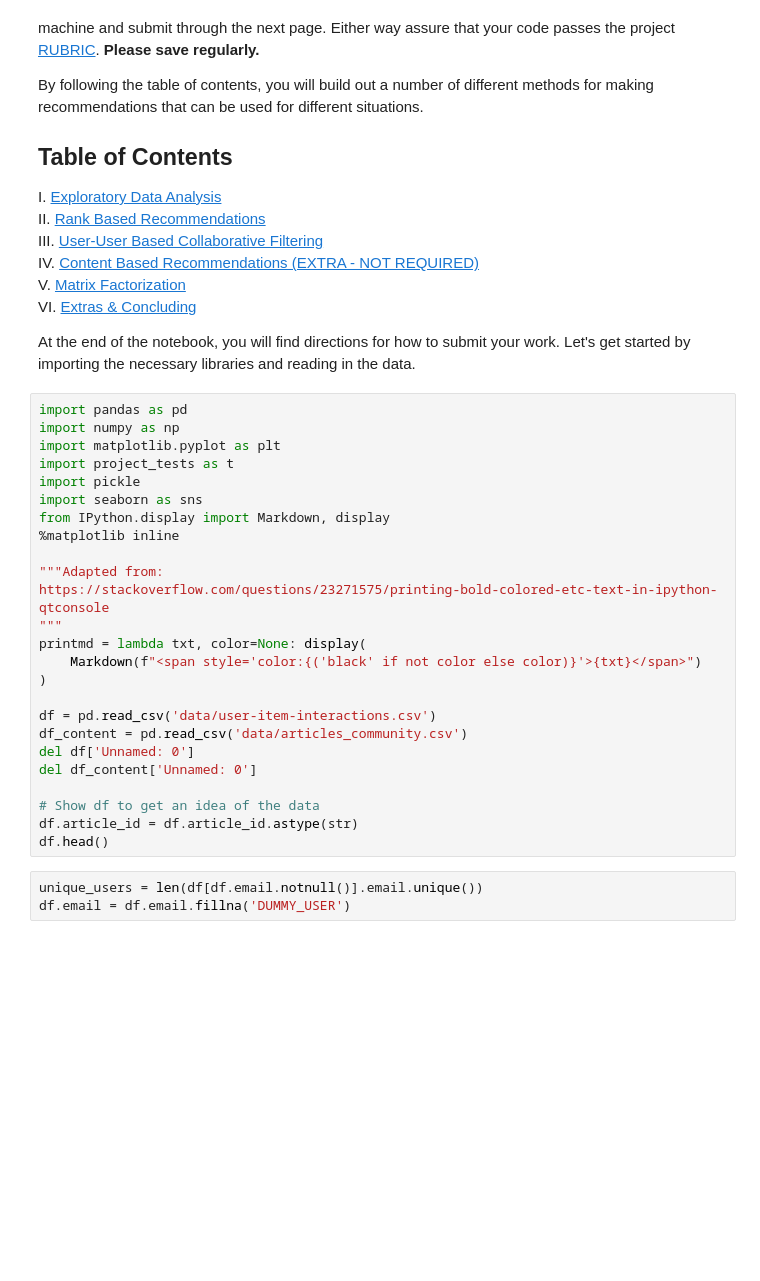
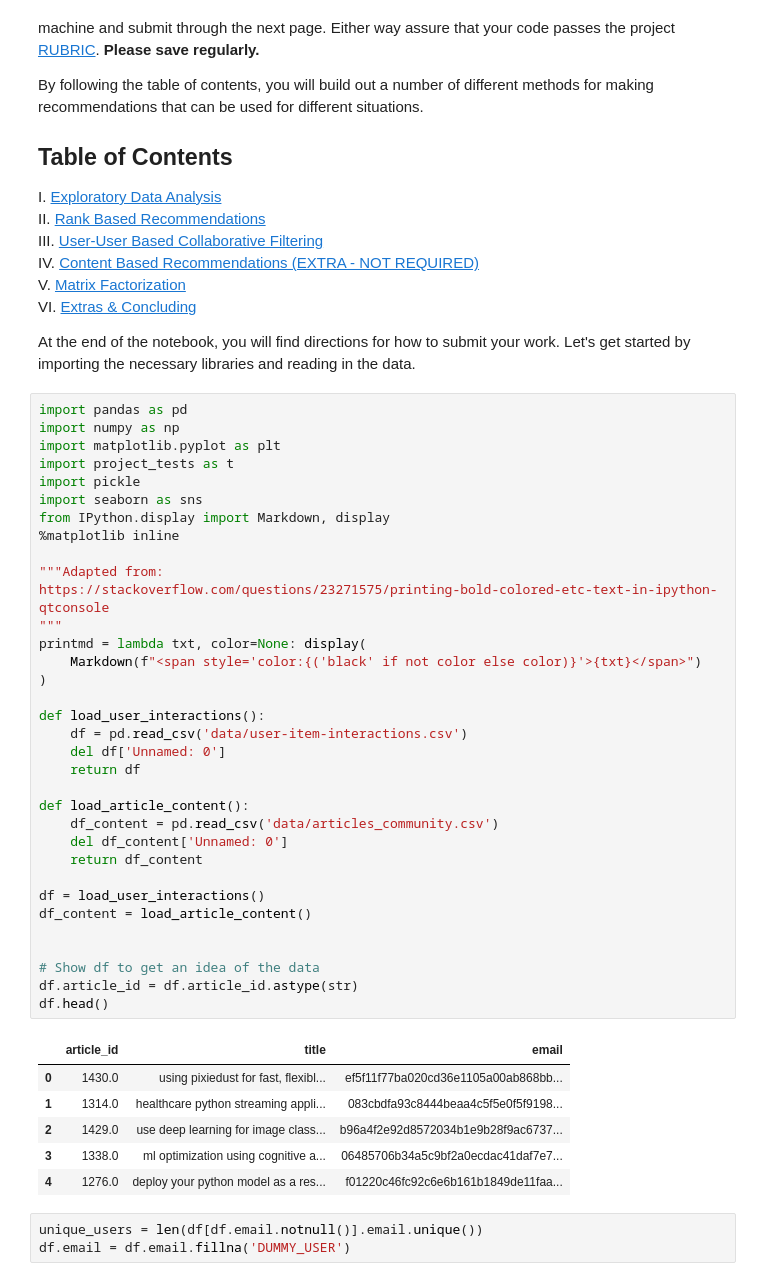
Before and after one commit to jmnickerson05/udacity_recommendations_with_IBM, a Jupyter notebook: Recommendations_with_IBM.ipynb, the cells around one changed output. Cells and saved outputs as stored; diff of their text form; blank space fills up the shorter version.

```diff
--- a/Recommendations_with_IBM.ipynb
+++ b/Recommendations_with_IBM.ipynb
@@ -22,28 +22,44 @@ At the end of the notebook, you will find directions for how to submit your work
 # %%
 import pandas as pd
 import numpy as np
 import matplotlib.pyplot as plt
 import project_tests as t
 import pickle
 import seaborn as sns
 from IPython.display import Markdown, display
 %matplotlib inline
 
 """Adapted from:
 https://stackoverflow.com/questions/23271575/printing-bold-colored-etc-text-in-ipython-qtconsole
 """
 printmd = lambda txt, color=None: display(
     Markdown(f"<span style='color:{('black' if not color else color)}'>{txt}</span>")
 )
 
-df = pd.read_csv('data/user-item-interactions.csv')
-df_content = pd.read_csv('data/articles_community.csv')
-del df['Unnamed: 0']
-del df_content['Unnamed: 0']
+def load_user_interactions():
+    df = pd.read_csv('data/user-item-interactions.csv')
+    del df['Unnamed: 0']
+    return df
+
+def load_article_content():
+    df_content = pd.read_csv('data/articles_community.csv')
+    del df_content['Unnamed: 0']
+    return df_content
+
+df = load_user_interactions()
+df_content = load_article_content()
+
 
 # Show df to get an idea of the data
 df.article_id = df.article_id.astype(str)
 df.head()
+# %% [output]
+|  | article_id | title | email |
+| 0 | 1430.0 | using pixiedust for fast, flexibl... | ef5f11f77ba020cd36e1105a00ab868bb... |
+| 1 | 1314.0 | healthcare python streaming appli... | 083cbdfa93c8444beaa4c5f5e0f5f9198... |
+| 2 | 1429.0 | use deep learning for image class... | b96a4f2e92d8572034b1e9b28f9ac6737... |
+| 3 | 1338.0 | ml optimization using cognitive a... | 06485706b34a5c9bf2a0ecdac41daf7e7... |
+| 4 | 1276.0 | deploy your python model as a res... | f01220c46fc92c6e6b161b1849de11faa... |
 # %%
 unique_users = len(df[df.email.notnull()].email.unique())
 df.email = df.email.fillna('DUMMY_USER')
```
Also changed, not shown: parts of 5 cells of this notebook.
